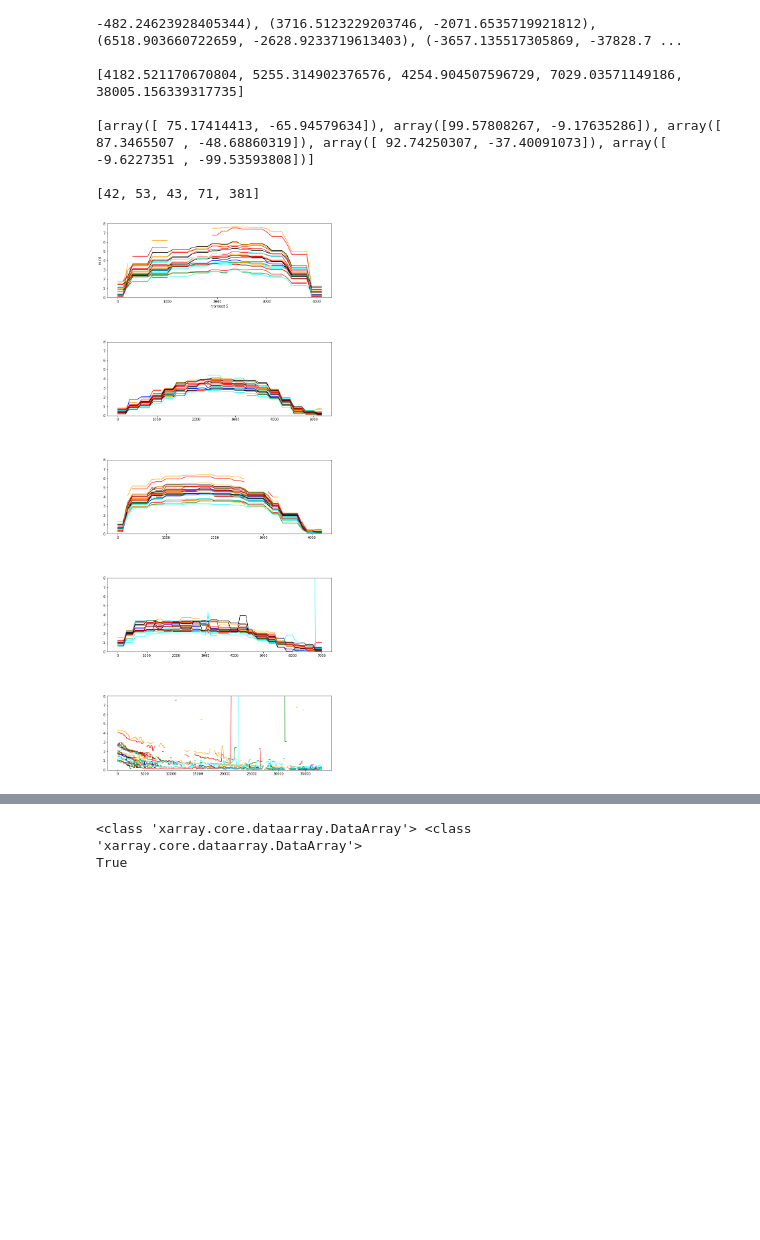
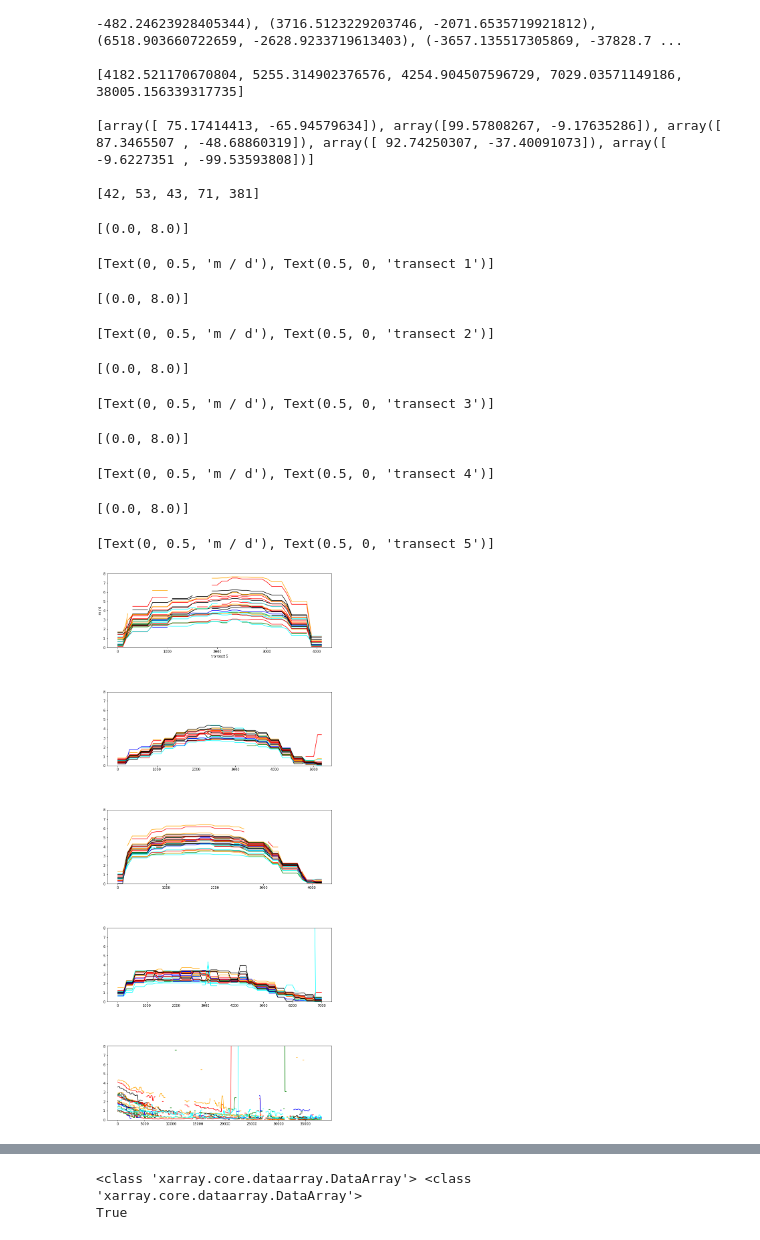
Before and after one commit to robfatland/golive, a Jupyter notebook: golive1.ipynb, the cells around one changed output, grey strips where cells are left out. Cells and saved outputs as stored; diff of their text form; code cells hidden in the pictures; blank space fills up the shorter version.

```diff
--- a/golive1.ipynb
+++ b/golive1.ipynb
@@ -653,37 +655,46 @@ print(nps, '\n')
 # %%
 # Remember that n16s is how many 16-day-interval results we have; and these are m[0], ..., m[n16s - 1]
 colorsequence = ['red', 'orange', 'green', 'cyan', 'blue', 'black']
 ncol = len(colorsequence)
-fig,axes = plt.subplots(nT, figsize=(1,1))
+fig, axes = plt.subplots(n_t, figsize=(1,1))
 fig.set_size_inches(12,30)
 # Don't need axes[0].axis('equal') as this is not geometry
-for i in range(nT):
+for i in range(n_t):
     axes[i].set(ylim=(0., 8.))     # some center speeds will exceed this speed (m/d)...
-    axes[0].set(xlabel='transect ' + str(i+1), ylabel = 'm / d')
+    axes[0].set(xlabel='transect ' + str(i + 1), ylabel = 'm / d')
 
 # plt.subplots_adjust(bottom=-.2, top=1.2)
-plt.subplots_adjust(hspace=0.6)
+p = plt.subplots_adjust(hspace=0.6)
 
 # plot(x-list, y-list)
 x = []
 y = []
 
 # the four Seward transect charts
-for t in range(nT):                           # loop over the sub-plots
+for t in tqdm(range(n_t)):                           # loop over the sub-plots
     for j in range(n16s):                    # for each one loop over the number of speed results
-        # uncomment to get a sense of progress: print(t, j)
         # 52 x 5 takes about two minutes...
-        s = [float(m[j]['vv_masked'].sel(y = utm0[t][1] + float(i)*tp[t][1],
-                                         x = utm0[t][0] + float(i)*tp[t][0],
+        s = [float(m[j]['vv_masked'].sel(y=utm0[t][1] + float(i) * tp[t][1],
+                                         x=utm0[t][0] + float(i) * tp[t][0],
                                          method = 'nearest').values) for i in range(nps[t])]
-        d = [float(i)*posting for i in range(nps[t])]
-        axes[t].plot(d, s, color=colorsequence[j%ncol])
+        d = [float(i) * posting for i in range(nps[t])]
+        p = axes[t].plot(d, s, color=colorsequence[j % ncol])
 
 # color-coded time labels for Seward transects
 # This is commented out: It is useful for a small number of transects but just clutter for 52 results
 # xoff=[]
 # for t in range(nT):
 #     for j in range(n16s):
 #         axes[t].text(0, 5.5 - 0.3*j, str(year[j]) + ' ' + str(doy[j]), color=colorsequence[j%ncol])
 # %% [output]
+[(0.0, 8.0)]
+[Text(0, 0.5, 'm / d'), Text(0.5, 0, 'transect 1')]
+[(0.0, 8.0)]
+[Text(0, 0.5, 'm / d'), Text(0.5, 0, 'transect 2')]
+[(0.0, 8.0)]
+[Text(0, 0.5, 'm / d'), Text(0.5, 0, 'transect 3')]
+[(0.0, 8.0)]
+[Text(0, 0.5, 'm / d'), Text(0.5, 0, 'transect 4')]
+[(0.0, 8.0)]
+[Text(0, 0.5, 'm / d'), Text(0.5, 0, 'transect 5')]
-[figure, old version]
+[figure, new version]
```
Also changed, not shown: parts of 34 cells of this notebook.
